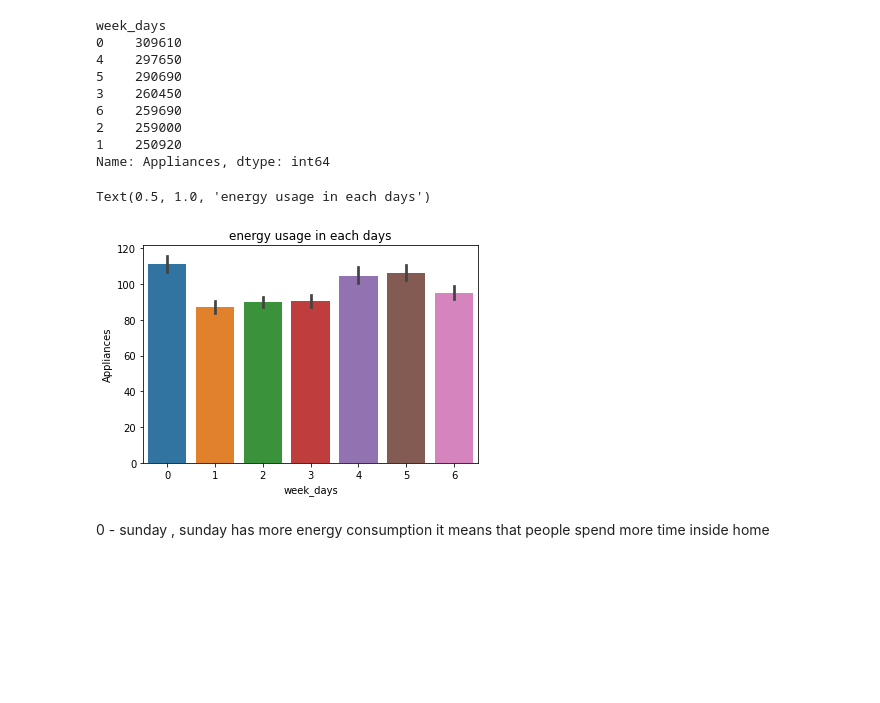
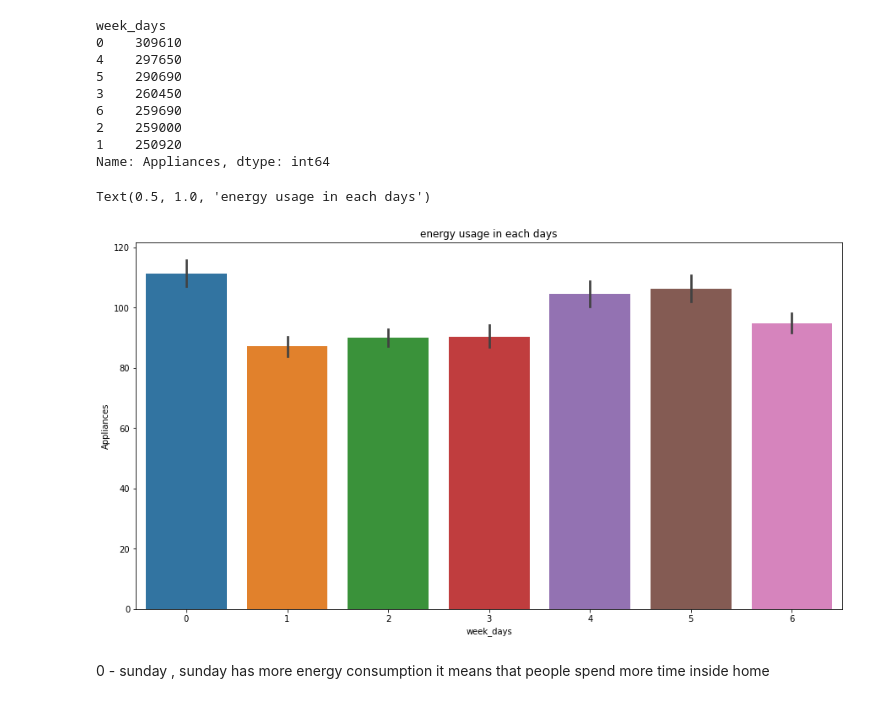
Before and after one commit to Manojpatil123/Capstone-project-Supervised_machinelearning-on-Appliance-Energy-Prediction, a Jupyter notebook: Appliance_Energy_Prediction.ipynb, the cells around one changed output. Cells and saved outputs as stored; diff of their text form; code cells hidden in the pictures; blank space fills up the shorter version.

```diff
--- a/Appliance_Energy_Prediction.ipynb
+++ b/Appliance_Energy_Prediction.ipynb
@@ -405,11 +405,12 @@ week_days
 1    250920
 Name: Appliances, dtype: int64
 # %%
+ plt.figure(figsize=(15,8))
 sns.barplot(df.week_days,df.Appliances)
 plt.title("energy usage in each days")
 # %% [output]
 Text(0.5, 1.0, 'energy usage in each days')
-[figure, old version]
+[figure, new version]
 # %% [markdown]
 0 - sunday , sunday has more energy consumption it means that people spend more time inside home
 # %% [markdown]
```
Also changed, not shown: parts of 76 cells of this notebook.
